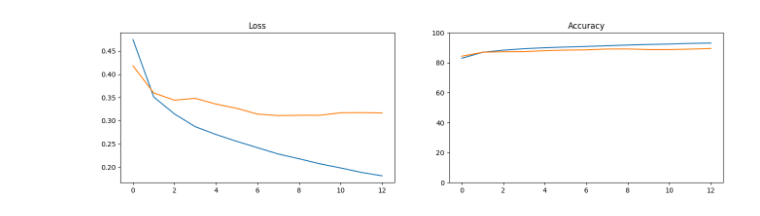
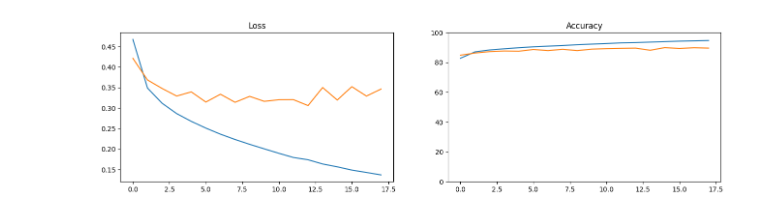
Before and after one commit to 4attye/goit-ds-hw-12, a Jupyter notebook: HW_12.ipynb, the cells around one changed output. Saved outputs shown, nothing was run; the diff lists cells and outputs as text; code cells hidden in the pictures.

```diff
--- a/HW_12.ipynb
+++ b/HW_12.ipynb
@@ -31,8 +31,8 @@ test_labels = to_categorical(test_labels, 10)
 
 model = models.Sequential([
     layers.Flatten(input_shape=(28, 28)),
-    layers.Dense(392, activation='relu'),
-    layers.Dense(196, activation='sigmoid'),
+    layers.Dense(784, activation='relu'),
+    layers.Dense(392, activation='sigmoid'),
     layers.Dense(10, activation='softmax')
 ])
 
@@ -73 +73 @@ Epoch 13/20
-[figure, old version]
+[figure, new version]
```
Also changed, not shown: parts of 1 cell of this notebook.
